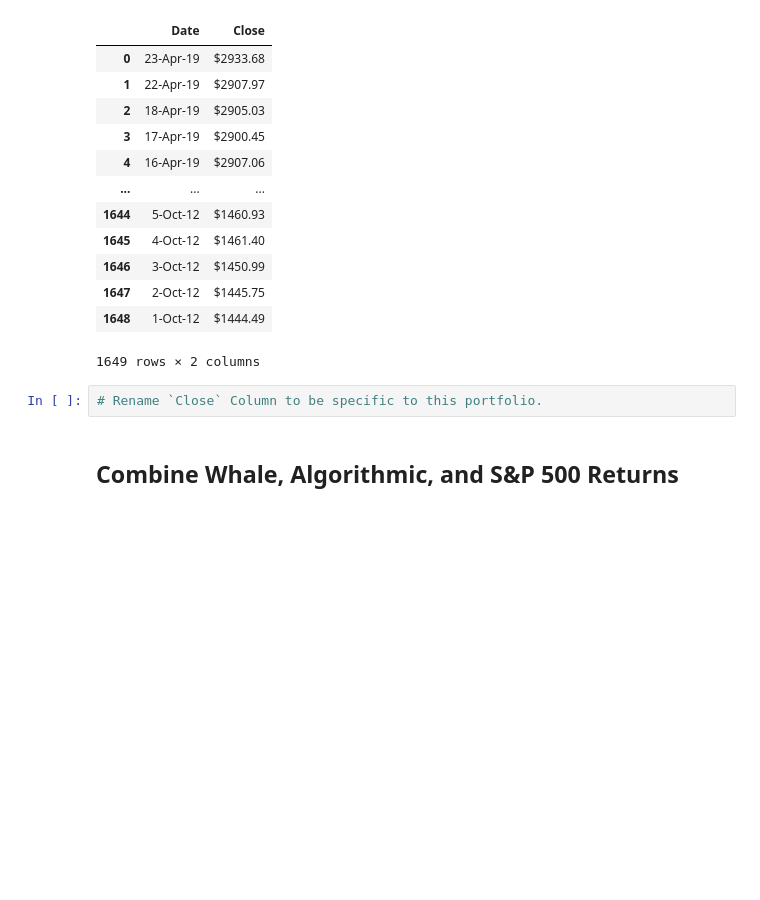
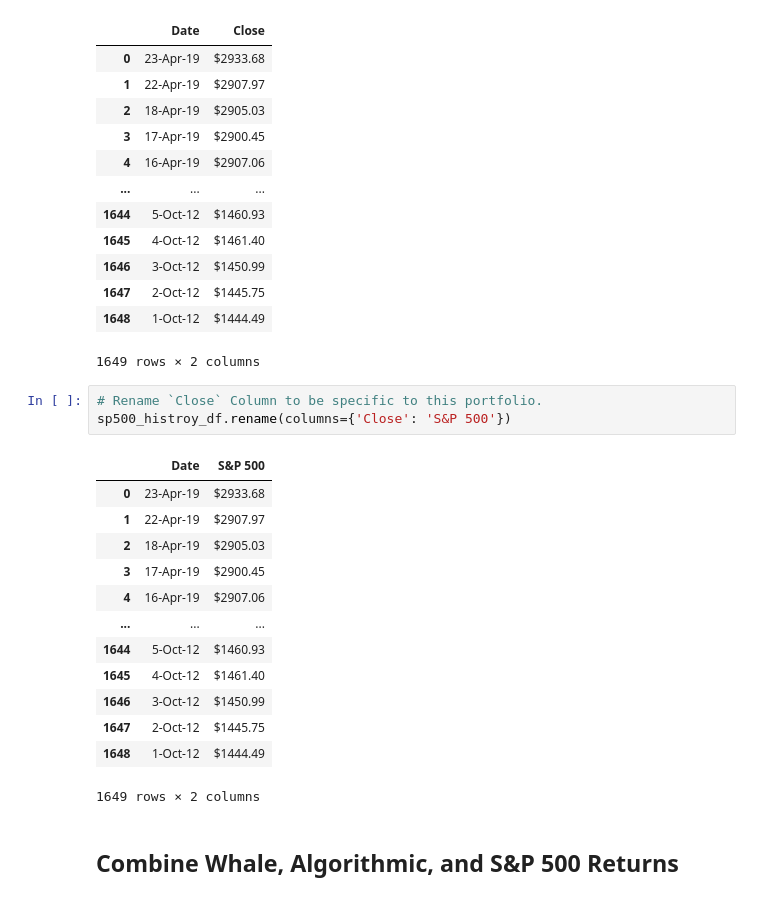
Before and after one commit to AnvithaChaluvadi/Module4Challenge, a Jupyter notebook: whale_analysis.ipynb, the cells around one changed output. Cells and saved outputs as stored; diff of their text form; blank space fills up the shorter version.

```diff
--- a/whale_analysis.ipynb
+++ b/whale_analysis.ipynb
@@ -142,6 +143,21 @@ sp500_histroy_df.dropna()
 1649 rows × 2 columns
 # %%
 # Rename `Close` Column to be specific to this portfolio.
+sp500_histroy_df.rename(columns={'Close': 'S&P 500'})
+# %% [output]
+|  | Date | S&P 500 |
+| 0 | 23-Apr-19 | $2933.68 |
+| 1 | 22-Apr-19 | $2907.97 |
+| 2 | 18-Apr-19 | $2905.03 |
+| 3 | 17-Apr-19 | $2900.45 |
+| 4 | 16-Apr-19 | $2907.06 |
+| ... | ... | ... |
+| 1644 | 5-Oct-12 | $1460.93 |
+| 1645 | 4-Oct-12 | $1461.40 |
+| 1646 | 3-Oct-12 | $1450.99 |
+| 1647 | 2-Oct-12 | $1445.75 |
+| 1648 | 1-Oct-12 | $1444.49 |
+1649 rows × 2 columns
 # %% [markdown]
 ## Combine Whale, Algorithmic, and S&P 500 Returns
 # %%
```
Also changed, not shown: parts of 3 cells of this notebook.
